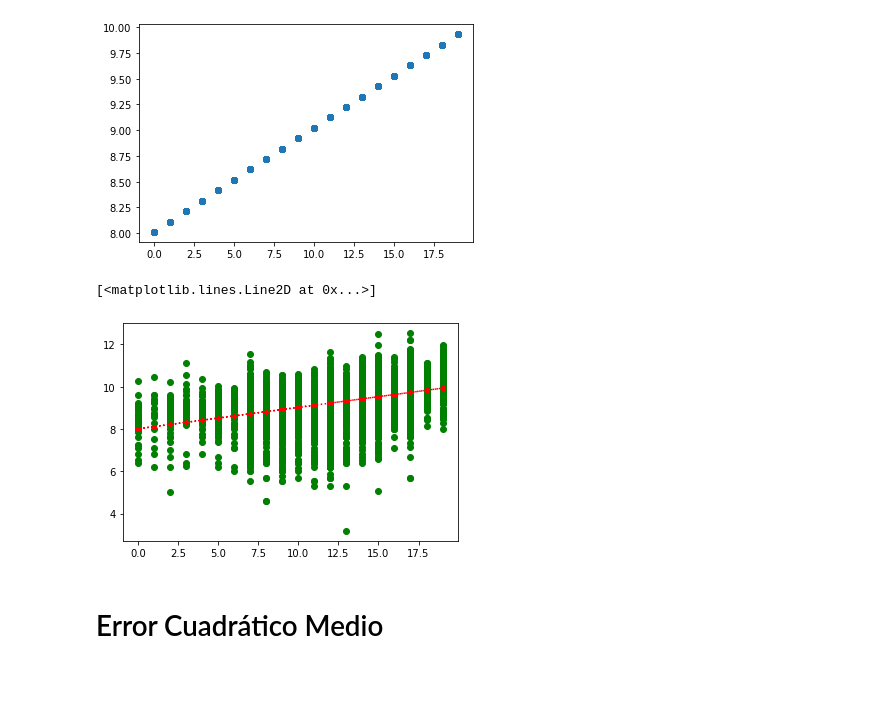
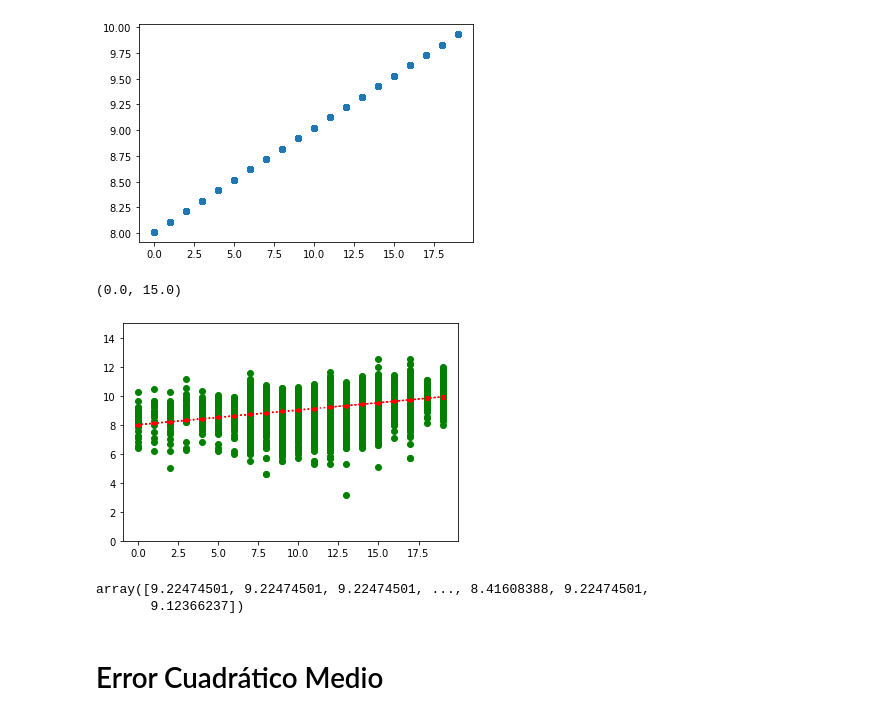
Before and after one commit to rpasquini/herramientas-econometricas-2022, a Jupyter notebook: OLS_2_Ajuste_Propiedades_Test_de_Hipótesis.ipynb, the cells around one changed output. Saved outputs shown, nothing was run; the diff lists cells and outputs as text; code cells hidden in the pictures; blank space fills up the shorter version.

```diff
--- a/OLS_2_Ajuste_Propiedades_Test_de_Hipótesis.ipynb
+++ b/OLS_2_Ajuste_Propiedades_Test_de_Hipótesis.ipynb
@@ -14,5 +14,3 @@ df.aesc.hist()
 [figure]
 # %%
 df=df.loc[df.aesc<20]
-# %%
-df=df[['aesc','logingreso']].dropna()
@@ -100,11 +140,19 @@ plt.scatter(df.aesc, resultados.predict())
 <matplotlib.collections.PathCollection at 0x...>
 [figure]
 # %%
-plt.scatter(df.aesc, df.logingreso, c='green')
-plt.plot(df.aesc, resultados.predict(), c= "red", marker='.', linestyle=':')
+plt.scatter(df.aesc, df.logingreso, color='green')
+
+plt.plot(df.aesc, resultados.predict(), color= "red", marker='.', linestyle=':')
+
+plt.ylim(0,15)
 # %% [output]
-[<matplotlib.lines.Line2D at 0x...>]
+(0.0, 15.0)
-[figure, old version]
+[figure, new version]
+# %%
+resultados.predict()
+# %% [output]
+array([9.22474501, 9.22474501, 9.22474501, ..., 8.41608388, 9.22474501,
+       9.12366237])
 # %% [markdown]
 # Error Cuadrático Medio
 # %%
```
Also changed, not shown: parts of 12 cells of this notebook.
